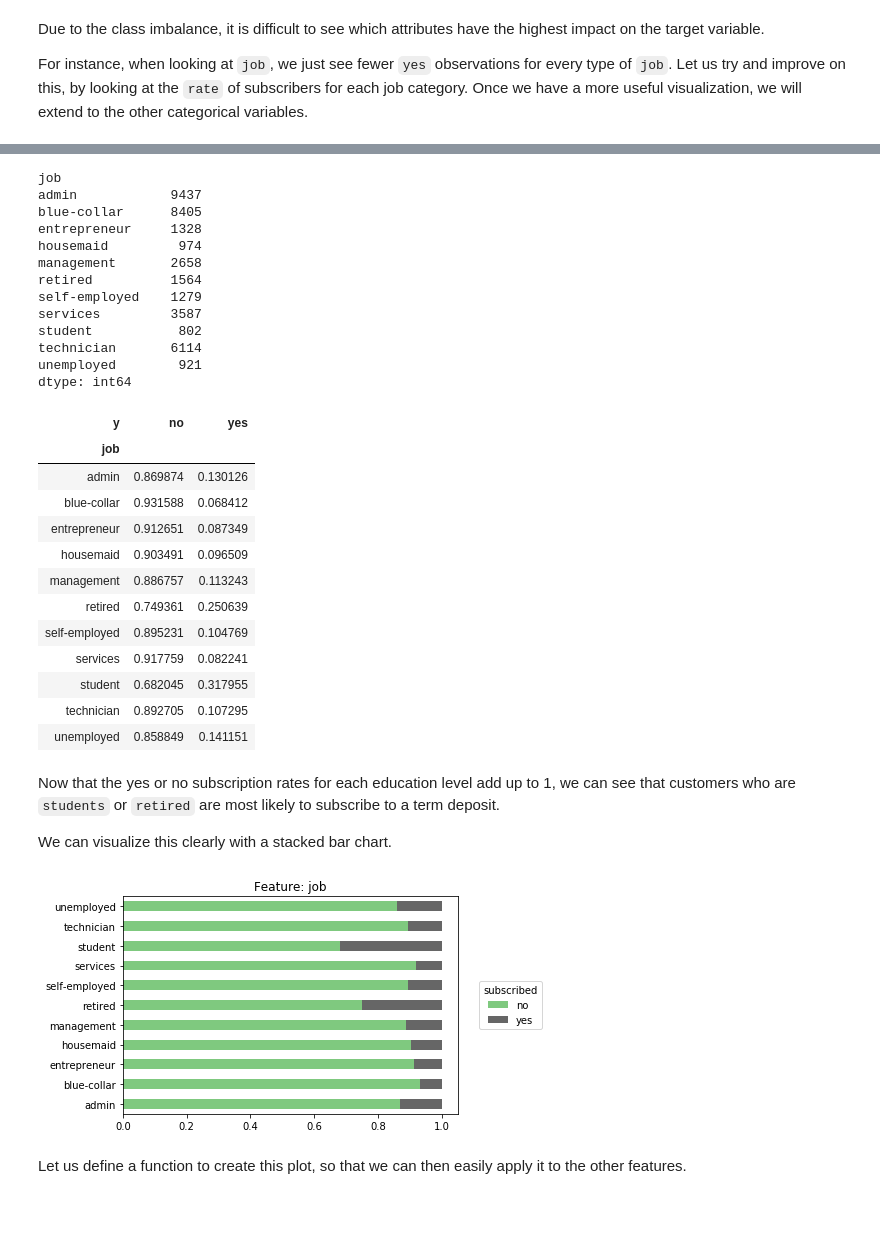
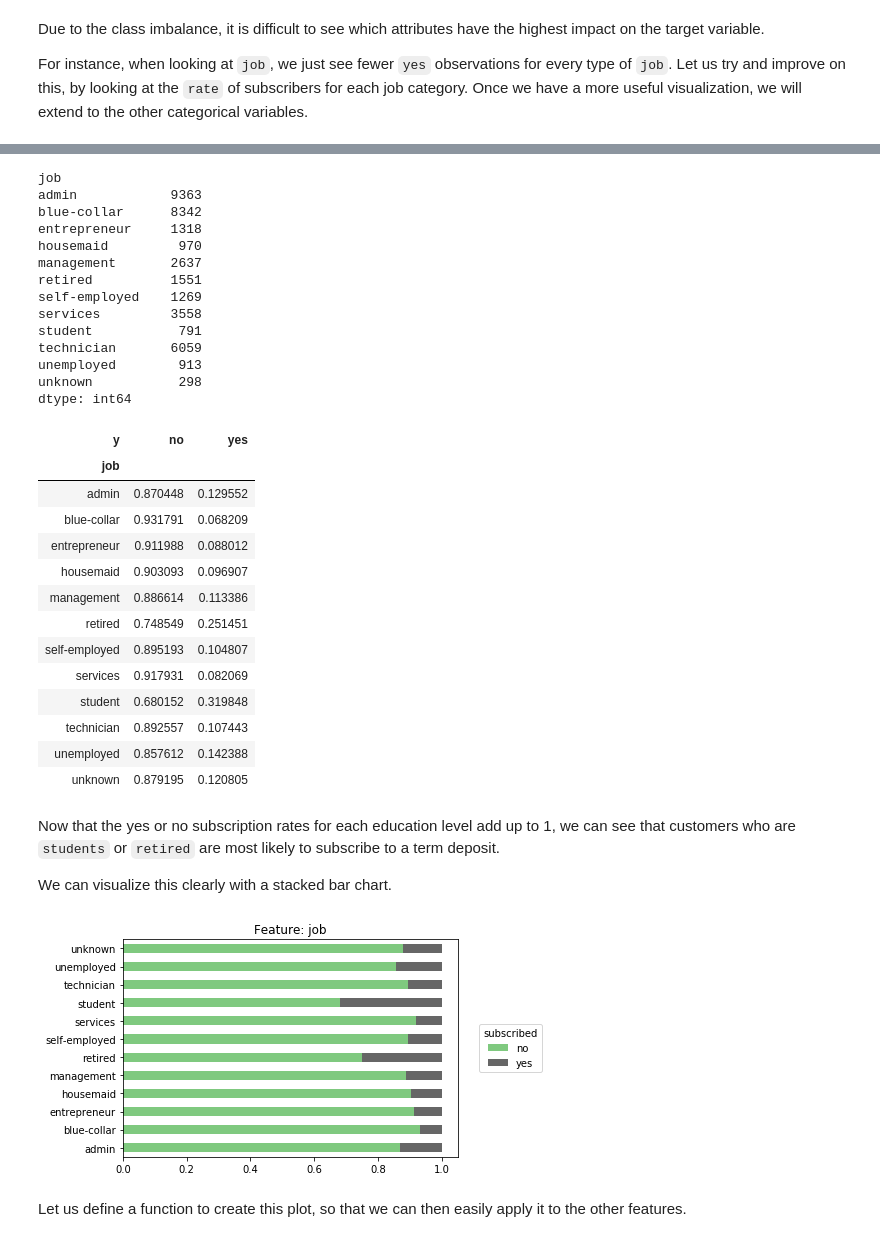
Before and after one commit to nadinezab/bank-marketing, a Jupyter notebook: bank-marketing.ipynb, the cells around one changed output, grey strips where cells are left out. Cells and saved outputs as stored; diff of their text form; code cells hidden in the pictures; blank space fills up the shorter version.

```diff
--- a/bank-marketing.ipynb
+++ b/bank-marketing.ipynb
@@ -38,14 +38,16 @@ import numpy as np
 
 import matplotlib.pyplot as plt
 import seaborn as sns
+chosen_palette = 'Accent'
 %matplotlib inline
 
 from sklearn.model_selection import train_test_split
 from sklearn.model_selection import cross_val_score
 from sklearn.model_selection import GridSearchCV
 
-from sklearn.preprocessing import OneHotEncoder, StandardScaler
+from sklearn.preprocessing import OrdinalEncoder, OneHotEncoder, StandardScaler
 from sklearn.impute import SimpleImputer
+from fancyimpute import KNN
 
 from sklearn.base import BaseEstimator, TransformerMixin
 from sklearn.compose import ColumnTransformer
@@ -282,13 +284,10 @@ With 82% of the entries having value `no` and 2.4% of entries having value `unkn
 
 Let us apply these changes to our DataFrame.
 # %%
-# Cols in which to remove unknown
-cols_unknown = ['job', 'default', 'marital']
+# Cols in which to replace `unknown` with mode
+cols_unknown = ['marital', 'default', 'loan']
 
-# Replace unknwon with None and drop using dropna()
+# Replace unknown with None and drop using dropna()
 for col in cols_unknown:
     df[col] = df[col].replace('unknown', None)
-    df[col] = df[col].dropna()
-
-# Replace unknown values in loan with no
-df['loan'] = df['loan'].replace('no')
+    df[col] = df[col].fillna(df[col].mode())
@@ -414,17 +422,18 @@ job_counts = counts.sum(axis = 'columns')
 job_counts
 # %% [output]
 job
-admin            9437
-blue-collar      8405
-entrepreneur     1328
-housemaid         974
-management       2658
-retired          1564
-self-employed    1279
-services         3587
-student           802
-technician       6114
-unemployed        921
+admin            9363
+blue-collar      8342
+entrepreneur     1318
+housemaid         970
+management       2637
+retired          1551
+self-employed    1269
+services         3558
+student           791
+technician       6059
+unemployed        913
+unknown           298
 dtype: int64
 # %%
 # Obtain proportions by dividing by the respective job counts
@@ -433,34 +442,35 @@ job_props
 # %% [output]
 | y | no | yes |
 | job |  |  |
-| admin | 0.869874 | 0.130126 |
-| blue-collar | 0.931588 | 0.068412 |
-| entrepreneur | 0.912651 | 0.087349 |
-| housemaid | 0.903491 | 0.096509 |
-| management | 0.886757 | 0.113243 |
-| retired | 0.749361 | 0.250639 |
-| self-employed | 0.895231 | 0.104769 |
-| services | 0.917759 | 0.082241 |
-| student | 0.682045 | 0.317955 |
-| technician | 0.892705 | 0.107295 |
-| unemployed | 0.858849 | 0.141151 |
+| admin | 0.870448 | 0.129552 |
+| blue-collar | 0.931791 | 0.068209 |
+| entrepreneur | 0.911988 | 0.088012 |
+| housemaid | 0.903093 | 0.096907 |
+| management | 0.886614 | 0.113386 |
+| retired | 0.748549 | 0.251451 |
+| self-employed | 0.895193 | 0.104807 |
+| services | 0.917931 | 0.082069 |
+| student | 0.680152 | 0.319848 |
+| technician | 0.892557 | 0.107443 |
+| unemployed | 0.857612 | 0.142388 |
+| unknown | 0.879195 | 0.120805 |
 # %% [markdown]
 Now that the yes or no subscription rates for each education level add up to 1, we can see that customers who are `students` or `retired` are most likely to subscribe to a term deposit.
 
 We can visualize this clearly with a stacked bar chart.
 # %%
 # Plot stacked bar chart
-job_props.plot.barh(stacked = True, colormap = 'Accent')
+job_props.plot.barh(stacked = True, colormap = chosen_palette)
 # Have legend to the side
 plt.legend(
     loc = 'center left',
     bbox_to_anchor = (1.05,0.5),
     title = 'subscribed')
 plt.title('Feature: job')
 plt.ylabel(None)
 plt.show()
 # %% [output]
-[figure, old version]
+[figure, new version]
 # %% [markdown]
 Let us define a function to create this plot, so that we can then easily apply it to the other features.
 # %%
```
Also changed, not shown: parts of 78 cells of this notebook.
